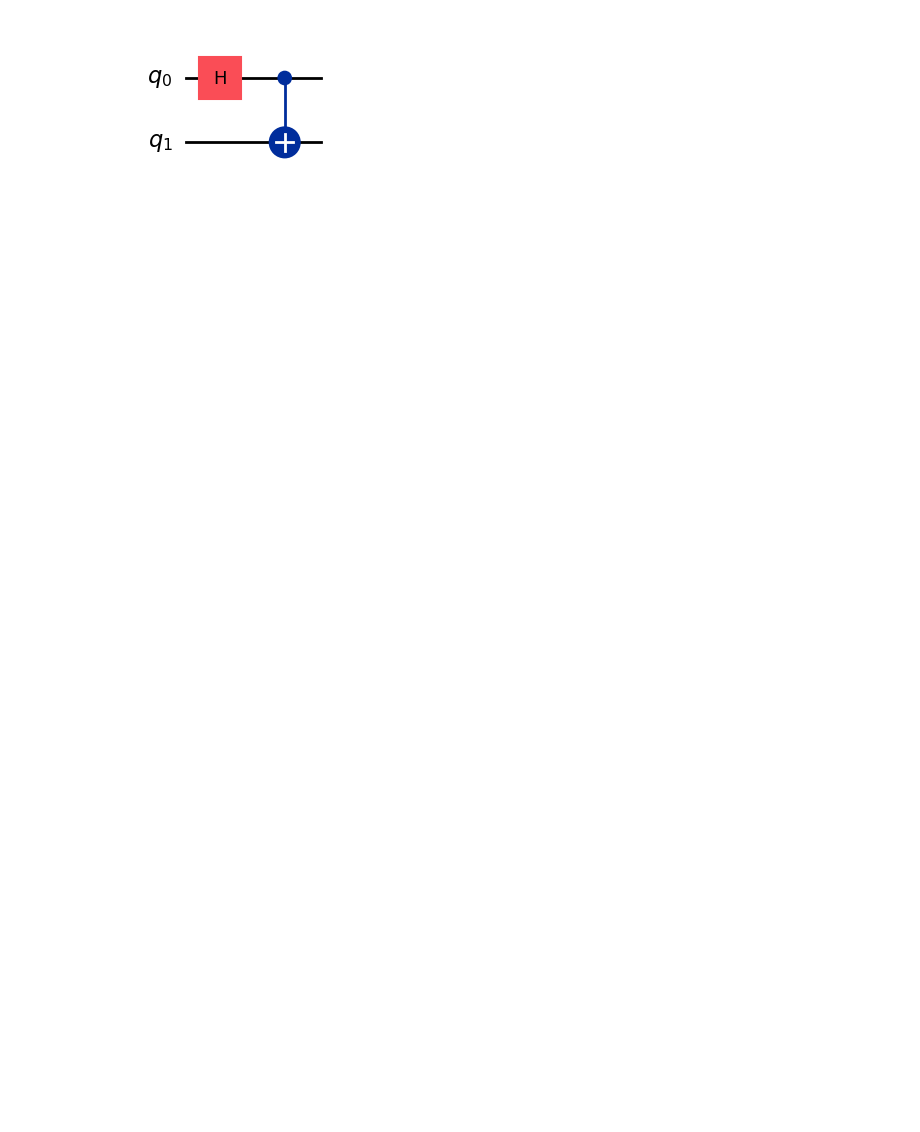
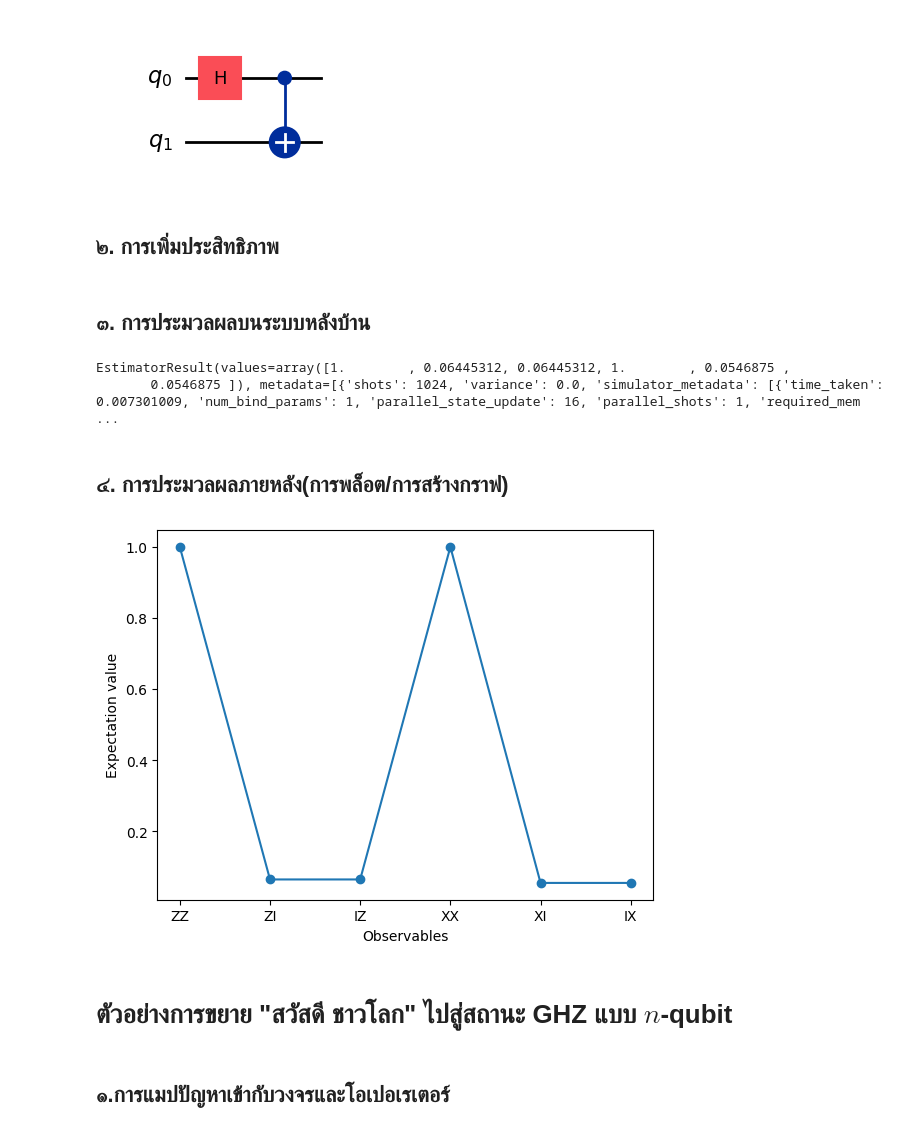
Before and after one commit to thecoachingonline/Learning-Quantum-IBMQ, a Jupyter notebook: Qiskit-2.ipynb, the cells around one changed output. Drawn from its saved outputs; the diff is of its cells as text; code cells hidden in the pictures; blank space fills up the shorter version.

```diff
--- a/Qiskit-2.ipynb
+++ b/Qiskit-2.ipynb
@@ -37,3 +39,16 @@ qc.cx(0, 1)
 qc.draw(output='mpl')
 # %% [output]
 [figure]
+# %%
+from qiskit.quantum_info import Pauli
+
+ZZ = Pauli('ZZ')
+ZI = Pauli('ZI')
+IZ = Pauli('IZ')
+XX = Pauli('XX')
+XI = Pauli('XI')
+IX = Pauli('IX')
+
+observables = [ZZ, ZI, IZ, XX, XI, IX]
+# %% [markdown]
+## ๒. การเพิ่มประสิทธิภาพ
@@ -39,0 +57,31 @@ qc.draw(output='mpl')
+# %% [markdown]
+## ๓. การประมวลผลบนระบบหลังบ้าน
+# %%
+from qiskit_aer.primitives import Estimator
+
+estimator = Estimator()
+
+job = estimator.run([qc] * len(observables), observables)
+
+job.result()
+# %% [output]
+EstimatorResult(values=array([1.        , 0.06445312, 0.06445312, 1.        , 0.0546875 ,
+       0.0546875 ]), metadata=[{'shots': 1024, 'variance': 0.0, 'simulator_metadata': [{'time_taken': 0.007301009, 'num_bind_params': 1, 'parallel_state_update': 16, 'parallel_shots': 1, 'required_mem ...
+# %% [markdown]
+## ๔. การประมวลผลภายหลัง(การพล็อต/การสร้างกราฟ)
+# %%
+import matplotlib.pyplot as plt
+
+data = ['ZZ', 'ZI', 'IZ', 'XX', 'XI', 'IX']
+values = job.result().values
+
+plt.plot(data, values, '-o')
+plt.xlabel('Observables')
+plt.ylabel('Expectation value')
+plt.show()
+# %% [output]
+[figure, added]
+# %% [markdown]
+# ตัวอย่างการขยาย "สวัสดี ชาวโลก" ไปสู่สถานะ GHZ แบบ $n$-qubit
+# %% [markdown]
+## ๑.การแมปปัญหาเข้ากับวงจรและโอเปอเรเตอร์
```
Also changed, not shown: parts of 7 cells of this notebook.
